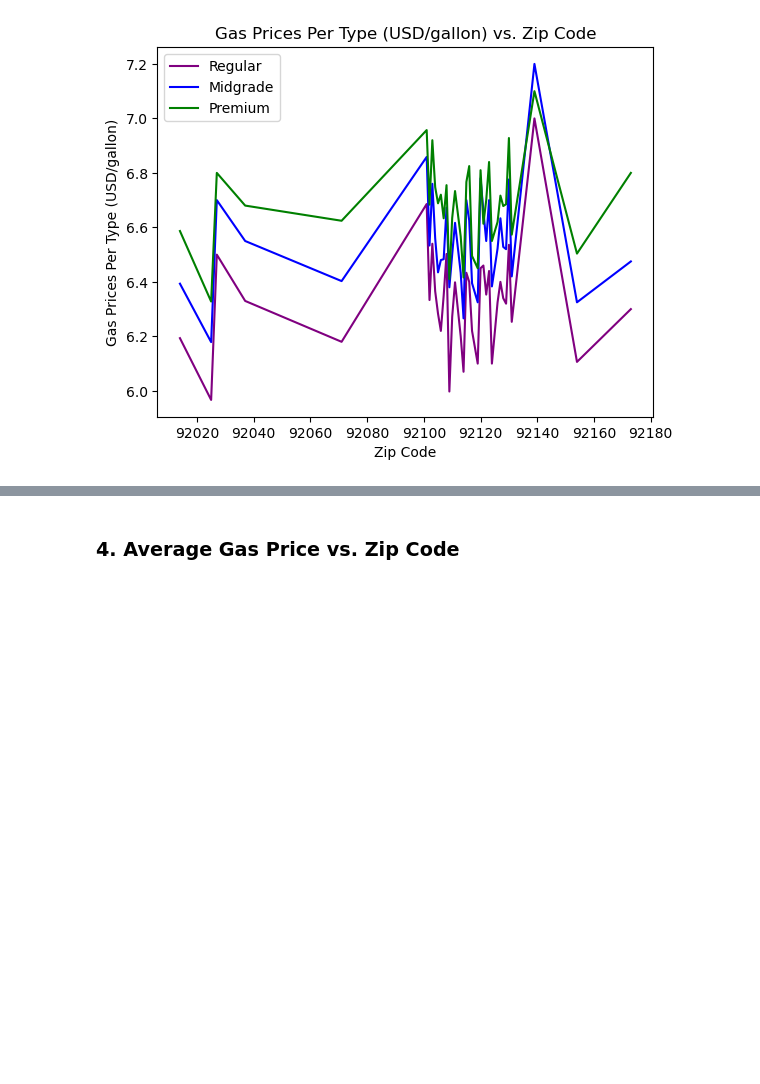
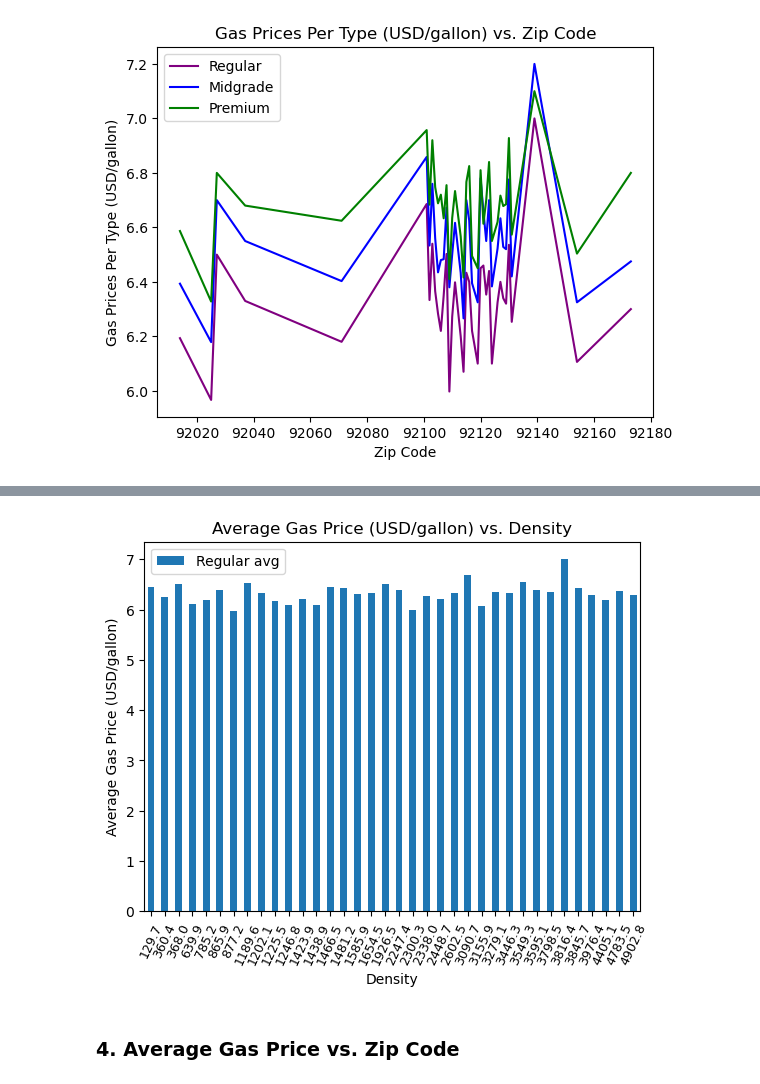
Before and after one commit to Lilnessa/Project1, a Jupyter notebook: charts.ipynb, the cells around one changed output, grey strips where cells are left out. Drawn from its saved outputs; the diff is of its cells as text; code cells hidden in the pictures; blank space fills up the shorter version.

```diff
--- a/charts.ipynb
+++ b/charts.ipynb
@@ -64,3 +164,12 @@ plt.show()
+# %%
+ax = gas_data_density_df.plot(x= "density", y= "Regular avg", rot=65, kind= "bar", width=.5)
+ax.set_xticklabels(ax.get_xticklabels(), fontsize=9)
+plt.xlabel("Density")
+plt.ylabel("Average Gas Price (USD/gallon)")
+plt.title("Average Gas Price (USD/gallon) vs. Density")
+plt.show()
+# %% [output]
+[figure, added]
 # %% [markdown]
 ### 4. Average Gas Price vs. Zip Code
 # %%
```
Also changed, not shown: parts of 13 cells of this notebook, 2 other files.
